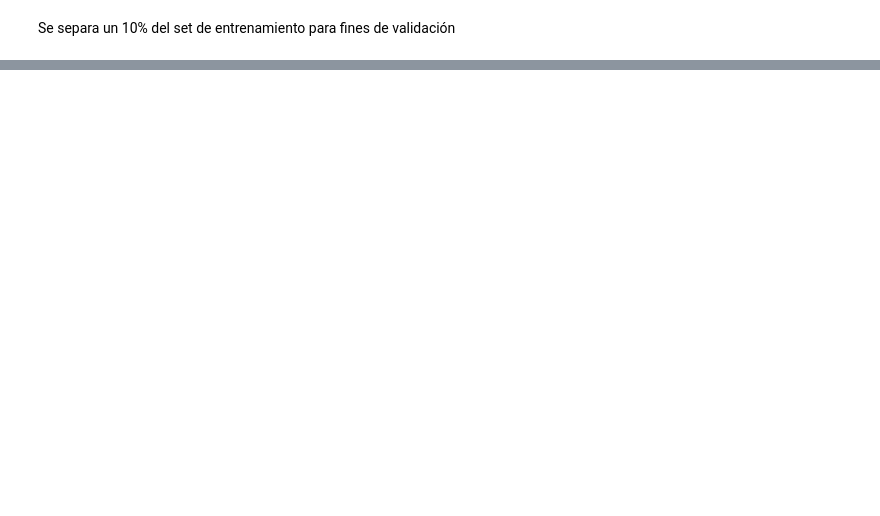
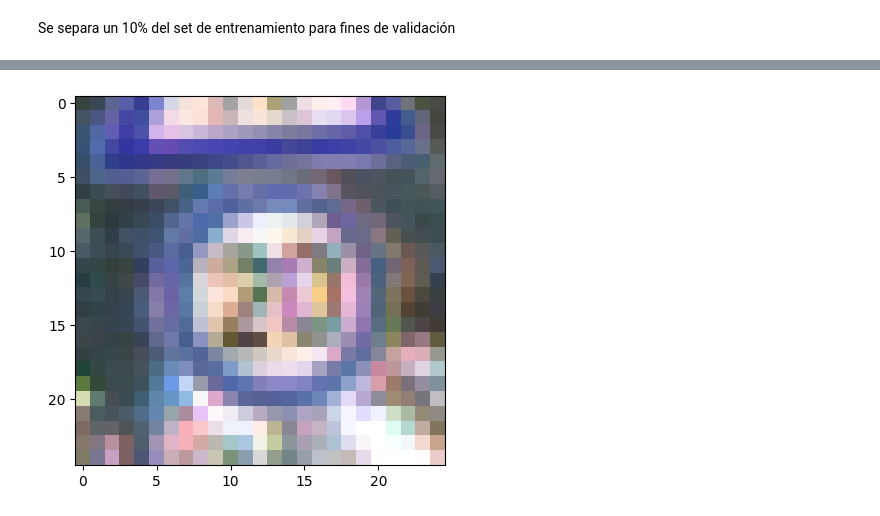
Before and after one commit to aalr007/NavegacionAutonoma, a Jupyter notebook: 4_2_Detección_de_Señales_de_Tránsito2.ipynb, the cells around one changed output, grey strips where cells are left out. Cells and saved outputs as stored; diff of their text form; code cells hidden in the pictures; blank space fills up the shorter version.

```diff
--- a/4_2_Detección_de_Señales_de_Tránsito2.ipynb
+++ b/4_2_Detección_de_Señales_de_Tránsito2.ipynb
@@ -222,16 +338,18 @@ plt.xlabel('epoch')
 # %%
 import cv2
 import glob
 import matplotlib.pyplot as plt
 
-TstImg = glob.glob('/content/drive/MyDrive/MNA/NavAutonoma/GTRS/Test/*')
-TstImg = ID1[0]  # Selecciona la primera imagen de la lista
+TstImg = glob.glob('/content/drive/MyDrive/MNA/NavAutonoma/GTRS2/Test/*')
+TstImg = ID0[0]  # Selecciona la primera imagen de la lista
 
 img_arr = cv2.imread(TstImg)  # Carga la imagen utilizando cv2.imread
 img_rs = cv2.resize(img_arr, (25, 25))  # Redimensiona la imagen a 25x25
 img_dim = np.expand_dims(img_rs, axis=0)  # Agrega una dimensión adicional
 
 plt.imshow(img_rs)
 plt.show()
+# %% [output]
+[figure, added]
 # %%
 print(img_dim.shape)
```
Also changed, not shown: parts of 15 cells of this notebook.
